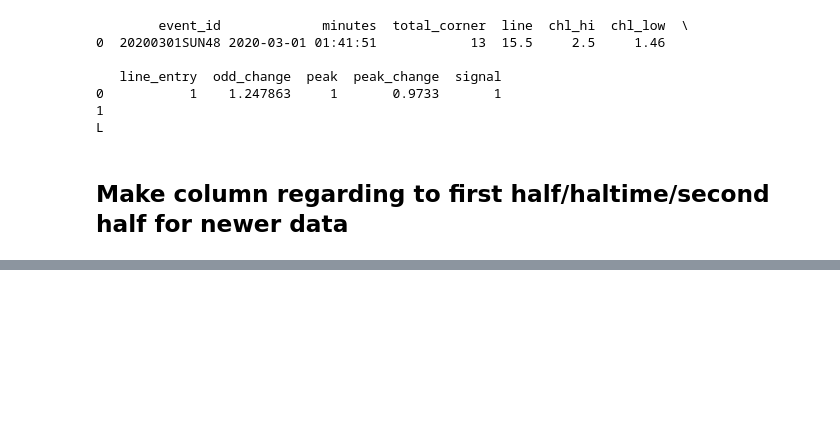
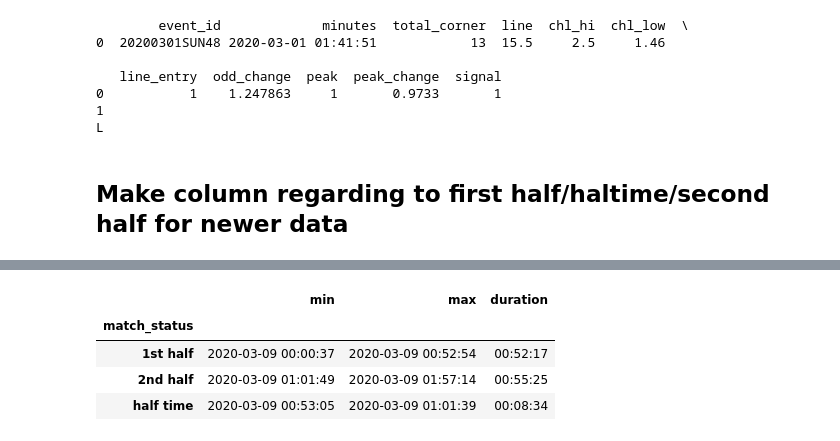
Before and after one commit to tysonwu/odds-crawl-app, a Jupyter notebook: development/data_collection/signal_analysis.ipynb, the cells around one changed output, grey strips where cells are left out. Cells and saved outputs as stored; diff of their text form; code cells hidden in the pictures; blank space fills up the shorter version.

```diff
--- a/development/data_collection/signal analysis.ipynb
+++ b/development/data_collection/signal_analysis.ipynb
@@ -291,3 +284,14 @@ df.head()
 # %%
-from datetime import datetime, time
-df['minutes'] = df.minutes.apply(lambda x: datetime.strptime(x, "%H:%M:%S"))
+from datetime import datetime, time, timedelta
+df['minutes_timestamp'] = df.minutes.apply(lambda x: datetime.combine(datetime.today(), datetime.strptime(x, "%H:%M:%S").time()))
+# df['minutes'] = df.minutes.apply(lambda x: datetime.strptime(x, "%H:%M:%S").time())
+status_change_time = df[['minutes_timestamp','match_status']].groupby('match_status').agg(['min','max'])
+status_change_time.columns = status_change_time.columns.droplevel()
+status_change_time['duration'] = status_change_time['max'] - status_change_time['min']
+status_change_time
+# %% [output]
+|  | min | max | duration |
+| match_status |  |  |  |
+| 1st half | 2020-03-09 00:00:37 | 2020-03-09 00:52:54 | 00:52:17 |
+| 2nd half | 2020-03-09 01:01:49 | 2020-03-09 01:57:14 | 00:55:25 |
+| half time | 2020-03-09 00:53:05 | 2020-03-09 01:01:39 | 00:08:34 |
```
Also changed, not shown: parts of 5 cells of this notebook, 7 other files.
